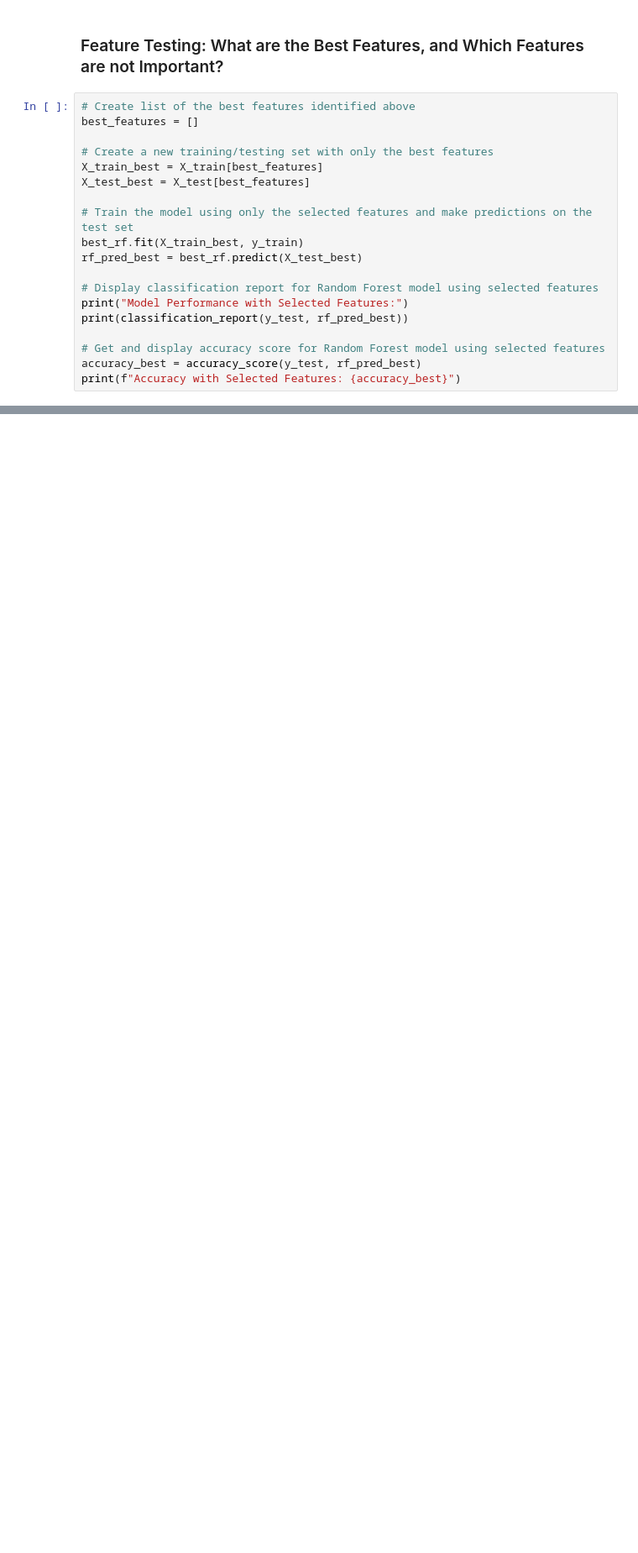
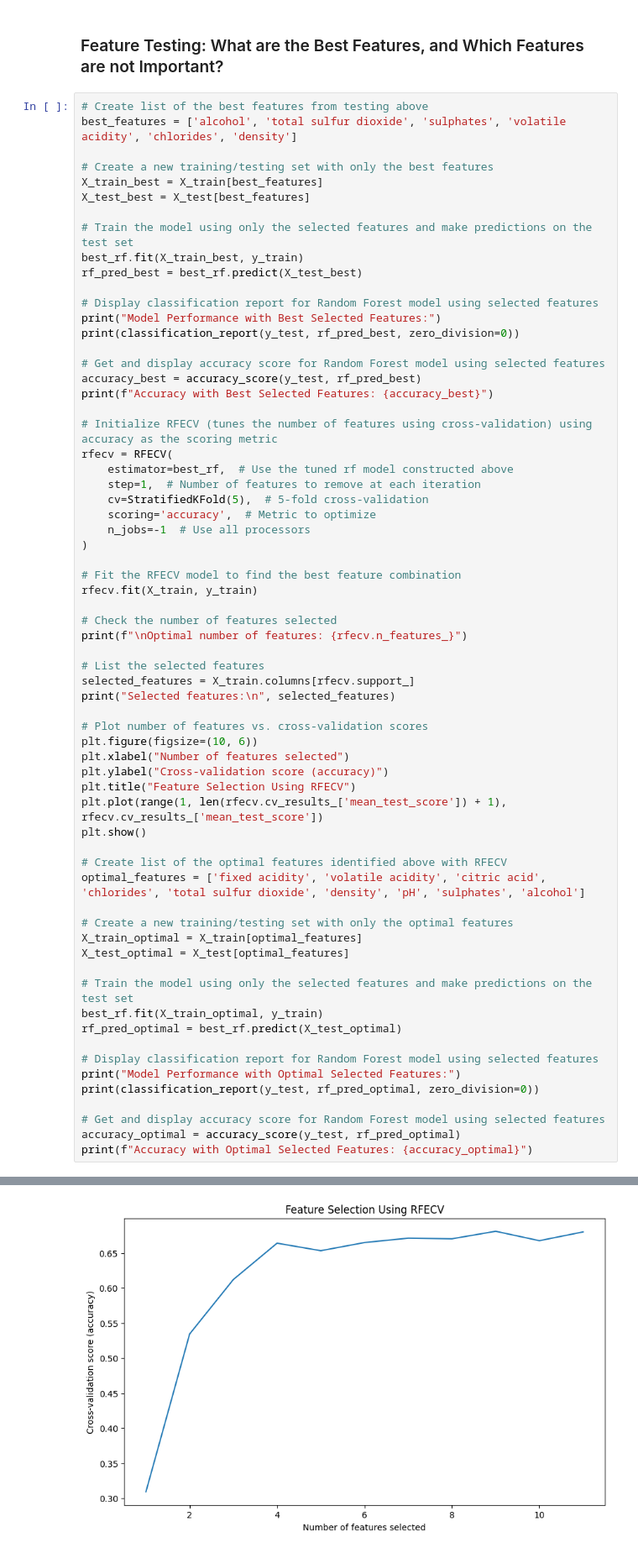
Before and after one commit to ktranfaglia1/DSCI470, a Jupyter notebook: Homework03/470_hw3.ipynb, the cells around one changed output, grey strips where cells are left out. Shown: that part at 84% size. Cells and saved outputs as stored; diff of their text form; blank space fills up the shorter version.

```diff
--- a/Homework03/470_hw3.ipynb
+++ b/Homework03/470_hw3.ipynb
@@ -285,8 +340,8 @@ plt.show()
 # %% [markdown]
 ### Feature Testing: What are the Best Features, and Which Features are not Important? ###
 # %%
-# Create list of the best features identified above
-best_features = []
+# Create list of the best features from testing above
+best_features = ['alcohol', 'total sulfur dioxide', 'sulphates', 'volatile acidity', 'chlorides', 'density']
 
 # Create a new training/testing set with only the best features
 X_train_best = X_train[best_features]
@@ -297,9 +352,56 @@ best_rf.fit(X_train_best, y_train)
 rf_pred_best = best_rf.predict(X_test_best)
 
 # Display classification report for Random Forest model using selected features
-print("Model Performance with Selected Features:")
-print(classification_report(y_test, rf_pred_best))
+print("Model Performance with Best Selected Features:")
+print(classification_report(y_test, rf_pred_best, zero_division=0))
 
 # Get and display accuracy score for Random Forest model using selected features
 accuracy_best = accuracy_score(y_test, rf_pred_best)
-print(f"Accuracy with Selected Features: {accuracy_best}")
+print(f"Accuracy with Best Selected Features: {accuracy_best}")
+
+# Initialize RFECV (tunes the number of features using cross-validation) using accuracy as the scoring metric
+rfecv = RFECV(
+    estimator=best_rf,  # Use the tuned rf model constructed above
+    step=1,  # Number of features to remove at each iteration
+    cv=StratifiedKFold(5),  # 5-fold cross-validation
+    scoring='accuracy',  # Metric to optimize
+    n_jobs=-1  # Use all processors
+)
+
+# Fit the RFECV model to find the best feature combination
+rfecv.fit(X_train, y_train)
+
+# Check the number of features selected
+print(f"\nOptimal number of features: {rfecv.n_features_}")
+
+# List the selected features
+selected_features = X_train.columns[rfecv.support_]
+print("Selected features:\n", selected_features)
+
+# Plot number of features vs. cross-validation scores
+plt.figure(figsize=(10, 6))
+plt.xlabel("Number of features selected")
+plt.ylabel("Cross-validation score (accuracy)")
+plt.title("Feature Selection Using RFECV")
+plt.plot(range(1, len(rfecv.cv_results_['mean_test_score']) + 1), rfecv.cv_results_['mean_test_score'])
+plt.show()
+
+# Create list of the optimal features identified above with RFECV
+optimal_features = ['fixed acidity', 'volatile acidity', 'citric acid', 'chlorides', 'total sulfur dioxide', 'density', 'pH', 'sulphates', 'alcohol']
+
+# Create a new training/testing set with only the optimal features
+X_train_optimal = X_train[optimal_features]
+X_test_optimal = X_test[optimal_features]
+
+# Train the model using only the selected features and make predictions on the test set
+best_rf.fit(X_train_optimal, y_train)
+rf_pred_optimal = best_rf.predict(X_test_optimal)
+
+# Display classification report for Random Forest model using selected features
+print("Model Performance with Optimal Selected Features:")
+print(classification_report(y_test, rf_pred_optimal, zero_division=0))
+
+# Get and display accuracy score for Random Forest model using selected features
+accuracy_optimal = accuracy_score(y_test, rf_pred_optimal)
+print(f"Accuracy with Optimal Selected Features: {accuracy_optimal}")
+# %% [output]
@@ -305,0 +425 @@ print(f"Accuracy with Selected Features: {accuracy_best}")
+[figure, added]
```
Also changed, not shown: parts of 4 cells of this notebook.
